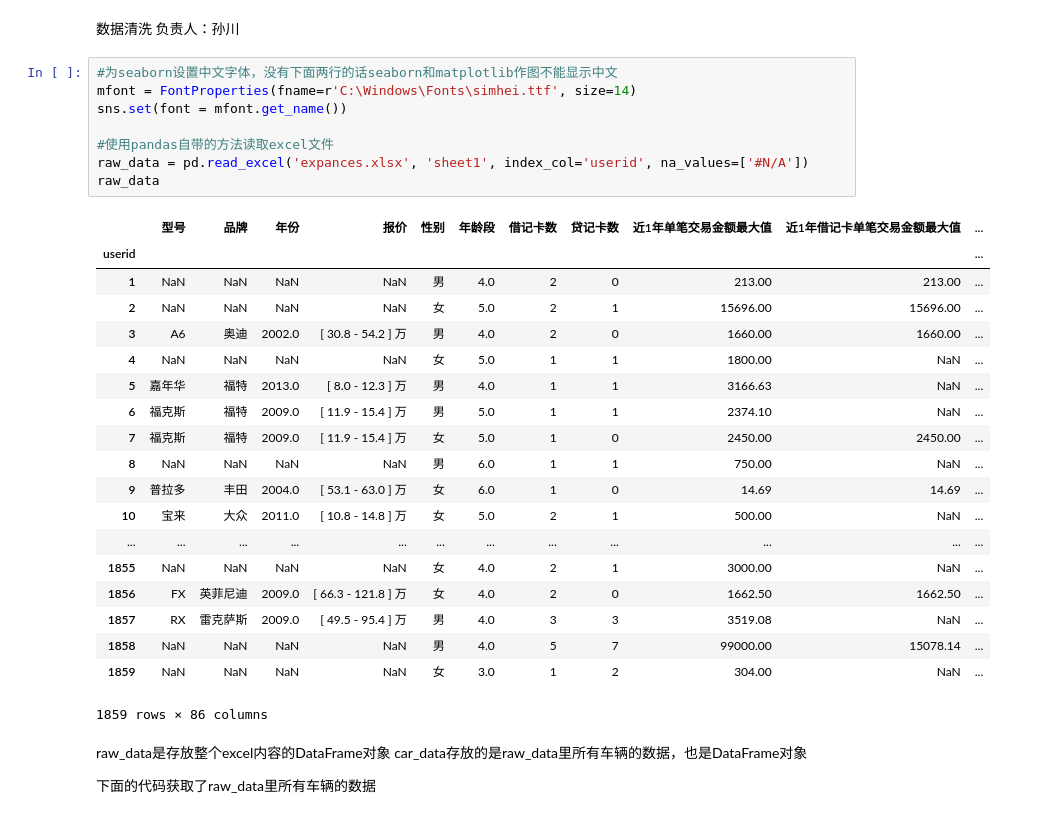
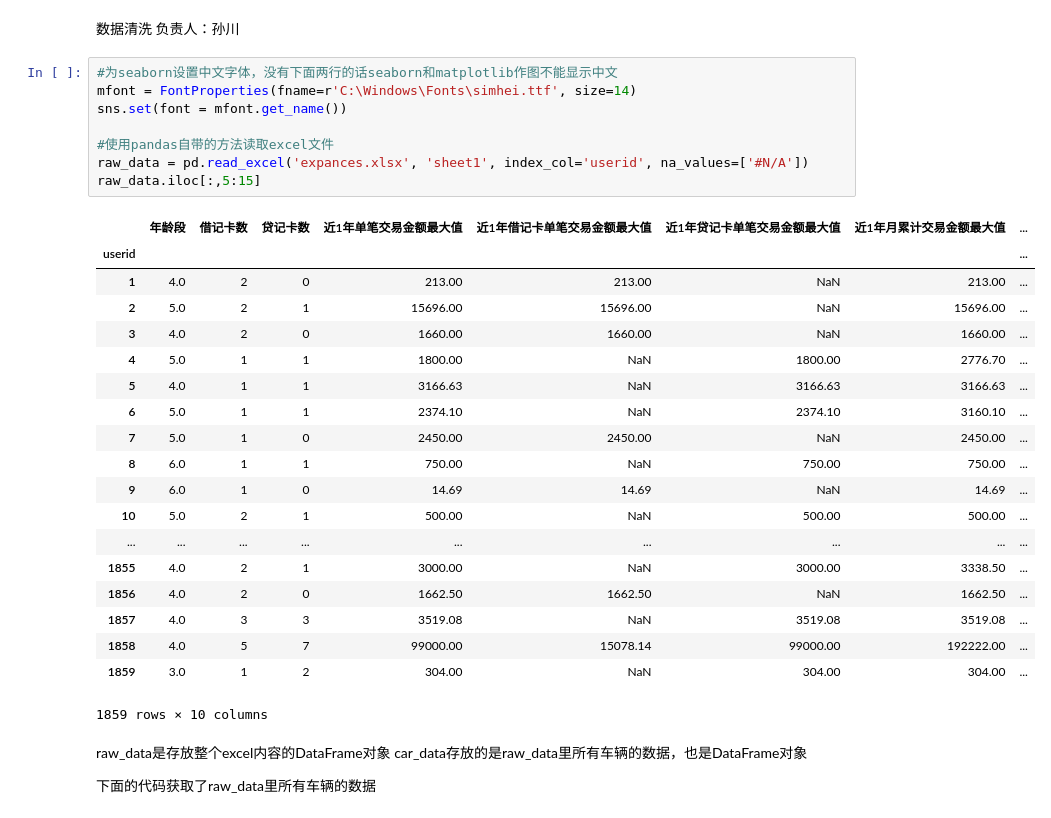
Before and after one commit to 314-studio/Car-Recommendation, a Jupyter notebook: DataCleaning.ipynb, the cells around one changed output. Drawn from its saved outputs; the diff is of its cells as text.

```diff
--- a/DataCleaning.ipynb
+++ b/DataCleaning.ipynb
@@ -11,31 +11,31 @@ from matplotlib.font_manager import FontProperties  #用于为matplotlib设置
 # %%
 #为seaborn设置中文字体，没有下面两行的话seaborn和matplotlib作图不能显示中文
 mfont = FontProperties(fname=r'C:\Windows\Fonts\simhei.ttf', size=14)
 sns.set(font = mfont.get_name())
 
 #使用pandas自带的方法读取excel文件
 raw_data = pd.read_excel('expances.xlsx', 'sheet1', index_col='userid', na_values=['#N/A'])
-raw_data
+raw_data.iloc[:,5:15]
 # %% [output]
-|  | 型号 | 品牌 | 年份 | 报价 | 性别 | 年龄段 | 借记卡数 | 贷记卡数 | 近1年单笔交易金额最大值 | 近1年借记卡单笔交易金额最大值 | ... |
-| userid |  |  |  |  |  |  |  |  |  |  | ... |
-| 1 | NaN | NaN | NaN | NaN | 男 | 4.0 | 2 | 0 | 213.00 | 213.00 | ... |
-| 2 | NaN | NaN | NaN | NaN | 女 | 5.0 | 2 | 1 | 15696.00 | 15696.00 | ... |
-| 3 | A6 | 奥迪 | 2002.0 | [ 30.8 - 54.2 ] 万 | 男 | 4.0 | 2 | 0 | 1660.00 | 1660.00 | ... |
-| 4 | NaN | NaN | NaN | NaN | 女 | 5.0 | 1 | 1 | 1800.00 | NaN | ... |
-| 5 | 嘉年华 | 福特 | 2013.0 | [ 8.0 - 12.3 ] 万 | 男 | 4.0 | 1 | 1 | 3166.63 | NaN | ... |
-| 6 | 福克斯 | 福特 | 2009.0 | [ 11.9 - 15.4 ] 万 | 男 | 5.0 | 1 | 1 | 2374.10 | NaN | ... |
-| 7 | 福克斯 | 福特 | 2009.0 | [ 11.9 - 15.4 ] 万 | 女 | 5.0 | 1 | 0 | 2450.00 | 2450.00 | ... |
-| 8 | NaN | NaN | NaN | NaN | 男 | 6.0 | 1 | 1 | 750.00 | NaN | ... |
-| 9 | 普拉多 | 丰田 | 2004.0 | [ 53.1 - 63.0 ] 万 | 女 | 6.0 | 1 | 0 | 14.69 | 14.69 | ... |
-| 10 | 宝来 | 大众 | 2011.0 | [ 10.8 - 14.8 ] 万 | 女 | 5.0 | 2 | 1 | 500.00 | NaN | ... |
-| ... | ... | ... | ... | ... | ... | ... | ... | ... | ... | ... | ... |
-| 1855 | NaN | NaN | NaN | NaN | 女 | 4.0 | 2 | 1 | 3000.00 | NaN | ... |
-| 1856 | FX | 英菲尼迪 | 2009.0 | [ 66.3 - 121.8 ] 万 | 女 | 4.0 | 2 | 0 | 1662.50 | 1662.50 | ... |
-| 1857 | RX | 雷克萨斯 | 2009.0 | [ 49.5 - 95.4 ] 万 | 男 | 4.0 | 3 | 3 | 3519.08 | NaN | ... |
-| 1858 | NaN | NaN | NaN | NaN | 男 | 4.0 | 5 | 7 | 99000.00 | 15078.14 | ... |
-| 1859 | NaN | NaN | NaN | NaN | 女 | 3.0 | 1 | 2 | 304.00 | NaN | ... |
+|  | 年龄段 | 借记卡数 | 贷记卡数 | 近1年单笔交易金额最大值 | 近1年借记卡单笔交易金额最大值 | 近1年贷记卡单笔交易金额最大值 | 近1年月累计交易金额最大值 | ... |
+| userid |  |  |  |  |  |  |  | ... |
+| 1 | 4.0 | 2 | 0 | 213.00 | 213.00 | NaN | 213.00 | ... |
+| 2 | 5.0 | 2 | 1 | 15696.00 | 15696.00 | NaN | 15696.00 | ... |
+| 3 | 4.0 | 2 | 0 | 1660.00 | 1660.00 | NaN | 1660.00 | ... |
+| 4 | 5.0 | 1 | 1 | 1800.00 | NaN | 1800.00 | 2776.70 | ... |
+| 5 | 4.0 | 1 | 1 | 3166.63 | NaN | 3166.63 | 3166.63 | ... |
+| 6 | 5.0 | 1 | 1 | 2374.10 | NaN | 2374.10 | 3160.10 | ... |
+| 7 | 5.0 | 1 | 0 | 2450.00 | 2450.00 | NaN | 2450.00 | ... |
+| 8 | 6.0 | 1 | 1 | 750.00 | NaN | 750.00 | 750.00 | ... |
+| 9 | 6.0 | 1 | 0 | 14.69 | 14.69 | NaN | 14.69 | ... |
+| 10 | 5.0 | 2 | 1 | 500.00 | NaN | 500.00 | 500.00 | ... |
+| ... | ... | ... | ... | ... | ... | ... | ... | ... |
+| 1855 | 4.0 | 2 | 1 | 3000.00 | NaN | 3000.00 | 3338.50 | ... |
+| 1856 | 4.0 | 2 | 0 | 1662.50 | 1662.50 | NaN | 1662.50 | ... |
+| 1857 | 4.0 | 3 | 3 | 3519.08 | NaN | 3519.08 | 3519.08 | ... |
+| 1858 | 4.0 | 5 | 7 | 99000.00 | 15078.14 | 99000.00 | 192222.00 | ... |
+| 1859 | 3.0 | 1 | 2 | 304.00 | NaN | 304.00 | 304.00 | ... |
-1859 rows × 86 columns
+1859 rows × 10 columns
 # %% [markdown]
 raw_data是存放整个excel内容的DataFrame对象
 car_data存放的是raw_data里所有车辆的数据，也是DataFrame对象
```
Also changed, not shown: parts of 4 cells of this notebook, 2 other files.
